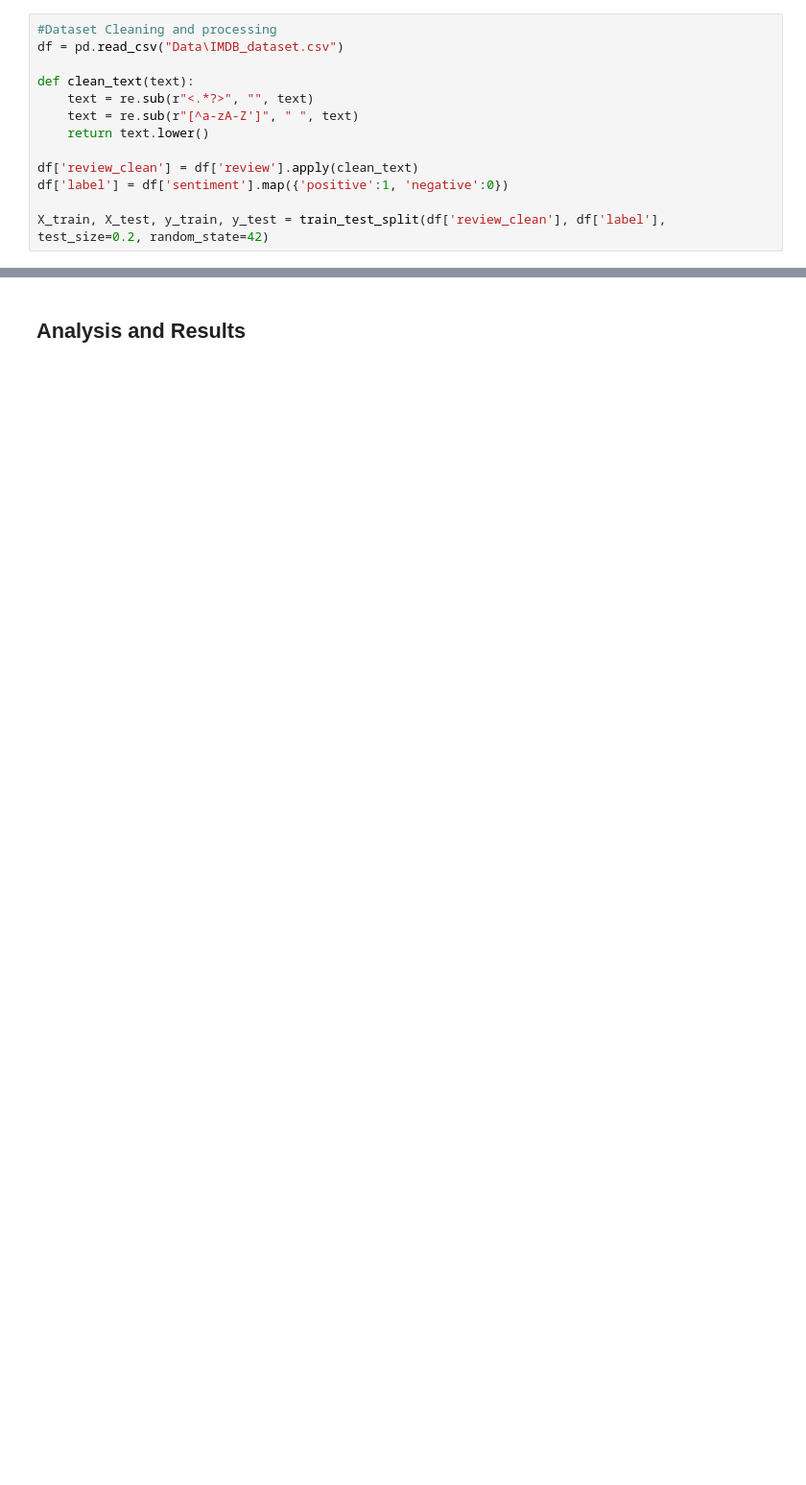
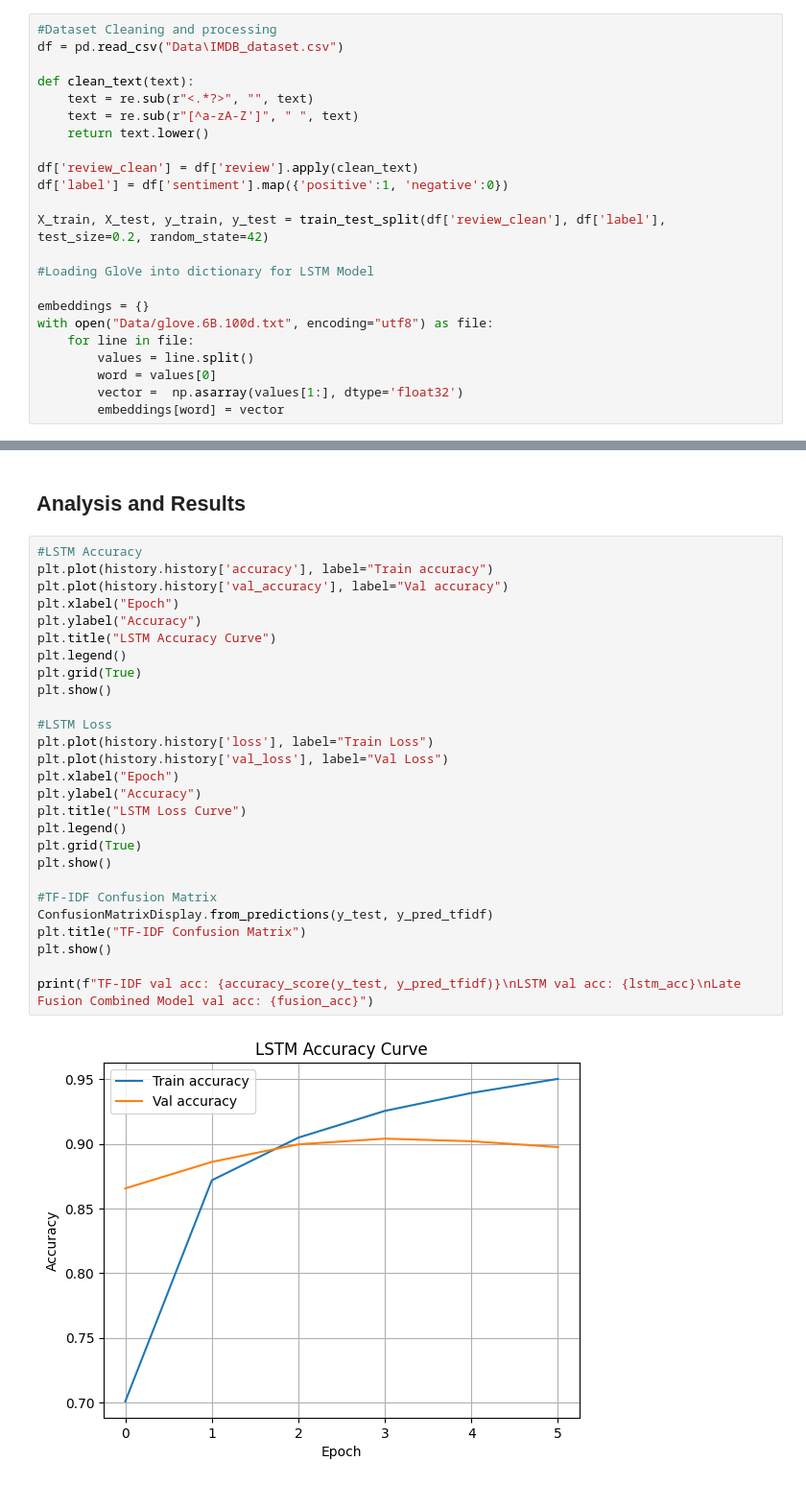
Before and after one commit to R11C3/CS345-Final-Project, a Jupyter notebook: CS345Project.ipynb, the cells around one changed output, grey strips where cells are left out. Shown at 96% size. Drawn from its saved outputs; the diff is of its cells as text; blank space fills up the shorter version.

```diff
--- a/CS345Project.ipynb
+++ b/CS345Project.ipynb
@@ -39,3 +42,13 @@ df['review_clean'] = df['review'].apply(clean_text)
 df['label'] = df['sentiment'].map({'positive':1, 'negative':0})
 
 X_train, X_test, y_train, y_test = train_test_split(df['review_clean'], df['label'], test_size=0.2, random_state=42)
+
+#Loading GloVe into dictionary for LSTM Model
+
+embeddings = {}
+with open("Data/glove.6B.100d.txt", encoding="utf8") as file:
+    for line in file:
+        values = line.split()
+        word = values[0]
+        vector =  np.asarray(values[1:], dtype='float32')
+        embeddings[word] = vector
@@ -159,2 +256,31 @@ LSTM Parameter Count: 2691713
 # %% [markdown]
 ## Analysis and Results
+# %%
+#LSTM Accuracy
+plt.plot(history.history['accuracy'], label="Train accuracy")
+plt.plot(history.history['val_accuracy'], label="Val accuracy")
+plt.xlabel("Epoch")
+plt.ylabel("Accuracy")
+plt.title("LSTM Accuracy Curve")
+plt.legend()
+plt.grid(True)
+plt.show()
+
+#LSTM Loss
+plt.plot(history.history['loss'], label="Train Loss")
+plt.plot(history.history['val_loss'], label="Val Loss")
+plt.xlabel("Epoch")
+plt.ylabel("Accuracy")
+plt.title("LSTM Loss Curve")
+plt.legend()
+plt.grid(True)
+plt.show()
+
+#TF-IDF Confusion Matrix
+ConfusionMatrixDisplay.from_predictions(y_test, y_pred_tfidf)
+plt.title("TF-IDF Confusion Matrix")
+plt.show()
+
+print(f"TF-IDF val acc: {accuracy_score(y_test, y_pred_tfidf)}\nLSTM val acc: {lstm_acc}\nLate Fusion Combined Model val acc: {fusion_acc}")
+# %% [output]
+[figure, added]
```
Also changed, not shown: parts of 16 cells of this notebook.
